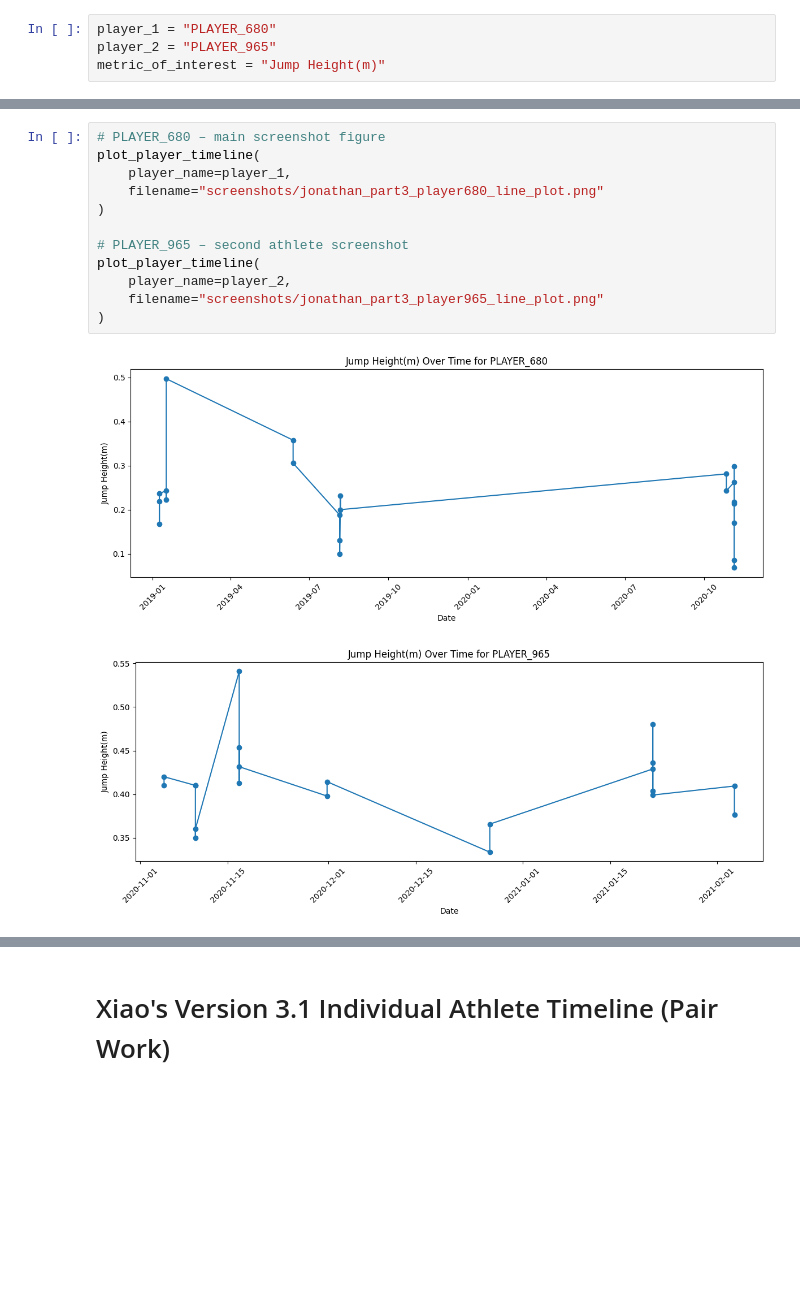
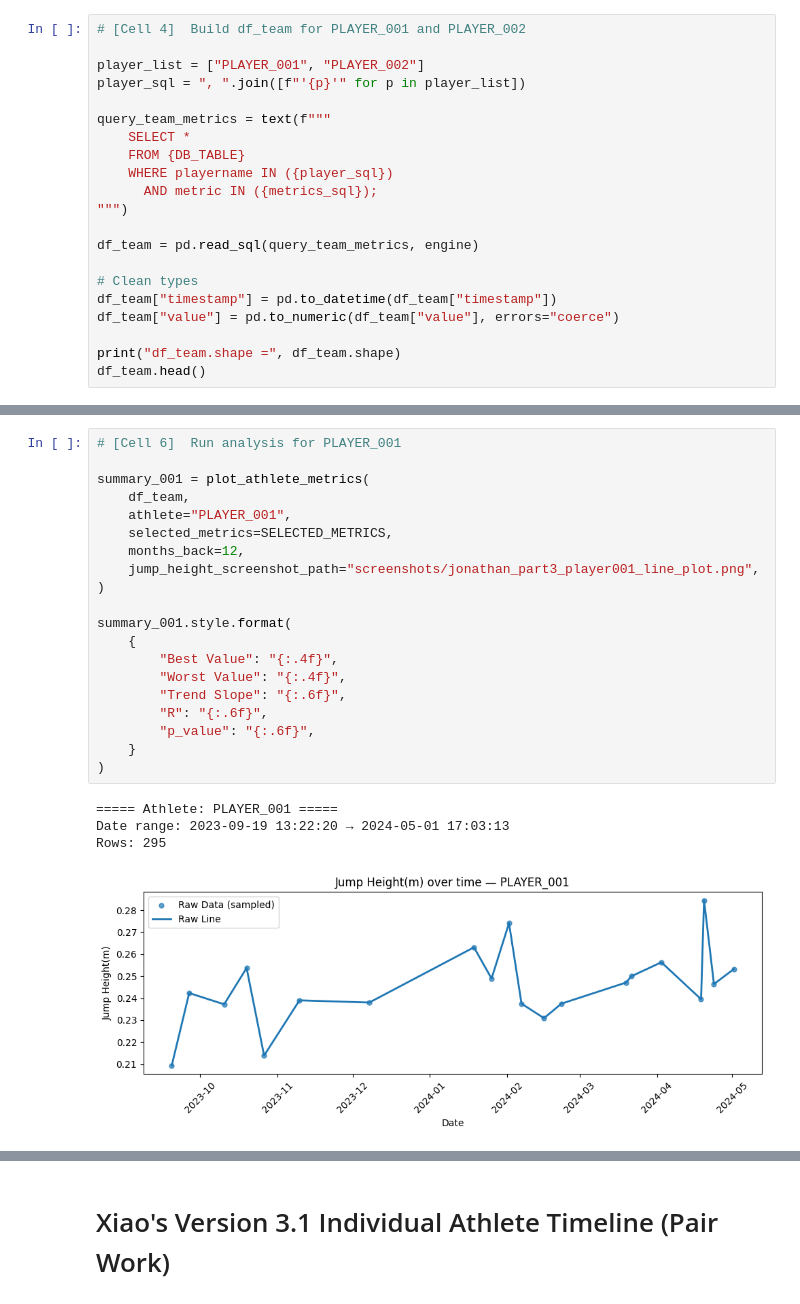
Before and after one commit to amapuyan/507_groupproject_2025, a Jupyter notebook: part3_viz_individual.ipynb, the cells around one changed output, grey strips where cells are left out. Drawn from its saved outputs; the diff is of its cells as text; blank space fills up the shorter version.

Commit message:
Update Part 3.1 athlete timelines and replace screenshots for PLAYER_001 and PLAYER_002

```diff
--- a/part3_viz_individual.ipynb
+++ b/part3_viz_individual.ipynb
@@ -100,4 +153,21 @@ Name: count, dtype: int64
 # %%
-player_1 = "PLAYER_680"
-player_2 = "PLAYER_965"
-metric_of_interest = "Jump Height(m)"
+# [Cell 4]  Build df_team for PLAYER_001 and PLAYER_002
+
+player_list = ["PLAYER_001", "PLAYER_002"]
+player_sql = ", ".join([f"'{p}'" for p in player_list])
+
+query_team_metrics = text(f"""
+    SELECT *
+    FROM {DB_TABLE}
+    WHERE playername IN ({player_sql})
+      AND metric IN ({metrics_sql});
+""")
+
+df_team = pd.read_sql(query_team_metrics, engine)
+
+# Clean types
+df_team["timestamp"] = pd.to_datetime(df_team["timestamp"])
+df_team["value"] = pd.to_numeric(df_team["value"], errors="coerce")
+
+print("df_team.shape =", df_team.shape)
+df_team.head()
@@ -129,15 +305,25 @@ def plot_player_timeline(player_name, filename=None):
-# %%
-# PLAYER_680 – main screenshot figure
-plot_player_timeline(
-    player_name=player_1,
-    filename="screenshots/jonathan_part3_player680_line_plot.png"
-)
-
-# PLAYER_965 – second athlete screenshot
-plot_player_timeline(
-    player_name=player_2,
-    filename="screenshots/jonathan_part3_player965_line_plot.png"
-)
-# %% [output]
-[figure, removed]
-[figure, removed]
+# %%
+# [Cell 6]  Run analysis for PLAYER_001
+
+summary_001 = plot_athlete_metrics(
+    df_team,
+    athlete="PLAYER_001",
+    selected_metrics=SELECTED_METRICS,
+    months_back=12,
+    jump_height_screenshot_path="screenshots/jonathan_part3_player001_line_plot.png",
+)
+
+summary_001.style.format(
+    {
+        "Best Value": "{:.4f}",
+        "Worst Value": "{:.4f}",
+        "Trend Slope": "{:.6f}",
+        "R": "{:.6f}",
+        "p_value": "{:.6f}",
+    }
+)
+# %% [output]
+===== Athlete: PLAYER_001 =====
+Date range: 2023-09-19 13:22:20 → 2024-05-01 17:03:13
+Rows: 295
+[figure, added]
```
Also changed, not shown: parts of 10 cells of this notebook, 4 other files.
